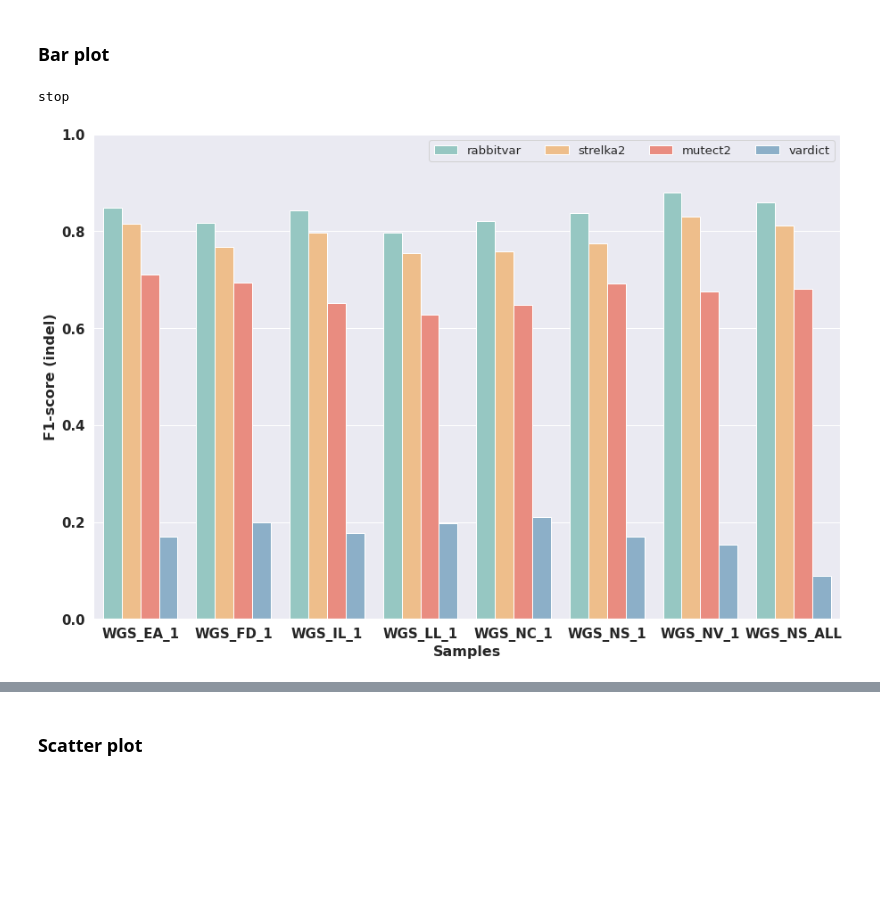
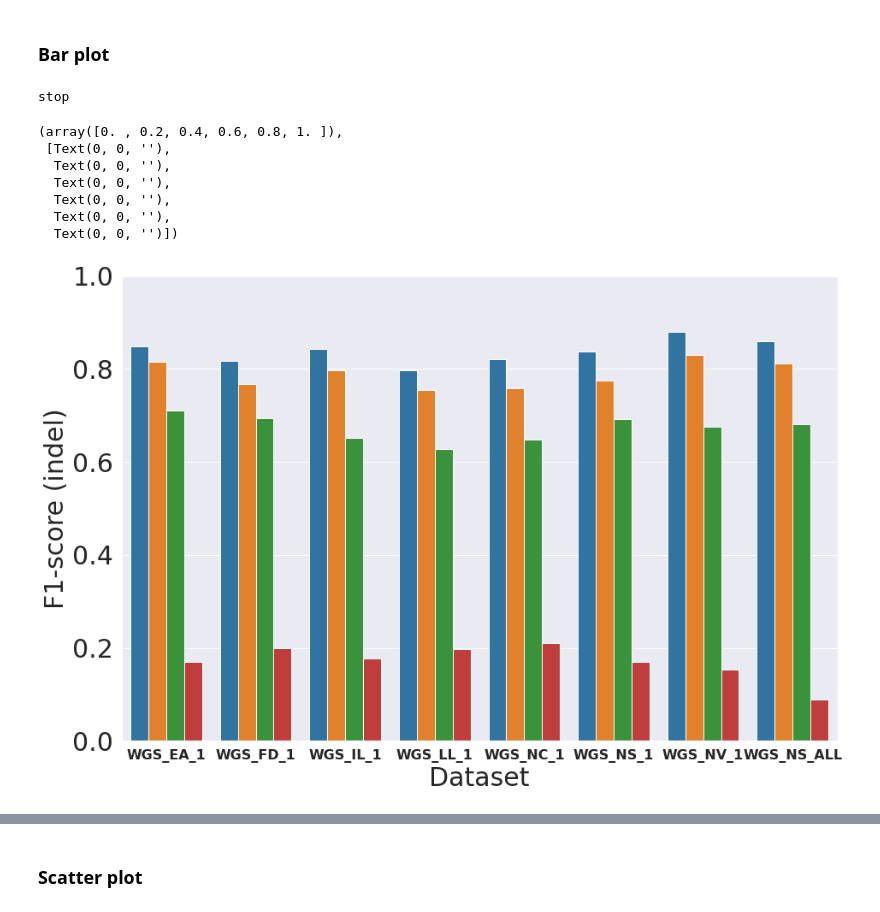
Before and after one commit to LeiHaoa/RabbitVar, a Jupyter notebook: RandomForest/Paper/ResultVisualization.ipynb, the cells around one changed output, grey strips where cells are left out. Cells and saved outputs as stored; diff of their text form; code cells hidden in the pictures; blank space fills up the shorter version.

```diff
--- a/RandomForest/Paper/ResultVisualization.ipynb
+++ b/RandomForest/Paper/ResultVisualization.ipynb
@@ -893,26 +792,34 @@ plt.savefig('Distrubution_TF_with_AF.pdf', format = 'PDF')
 ### Bar plot
 # %%
 filename = "wgs_diff_sample.org"
-colors = ['#8ecfc9', '#ffbe7a', '#fa7f6f', '#82b0d2']
+#colors = ['#8ecfc9', '#ffbe7a', '#fa7f6f', '#82b0d2']
 #sns.palplot(sns.color_palette(colors))
 sns.set(font_scale = 1.2)
 data = pd_read_from_org_tbname(filename, 'indel')
 data['caller & data'] = data['caller & data'].str.strip()
 data['caller'] = data.apply(lambda x: x['caller & data'].split('_')[-1], axis = 1)
 data['Sample'] =  data.apply(lambda x: '_'.join(x['caller & data'].split('_')[:-1]), axis = 1)
 plt.figure(figsize=(15, 10))
 gfg = sns.barplot(x = 'Sample', y = 'f1-score', hue = 'caller',
                   hue_order = ['rabbitvar', 'strelka2', 'mutect2', 'vardict'], data = data, palette= colors)
 gfg.set_ylim(0.0, 1.0)
-plt.legend(ncol = 4)
-plt.xlabel("Samples", weight='bold' ,fontsize = 16)
-plt.ylabel("F1-score (indel)", weight = 'bold', fontsize = 16)
-plt.xticks(fontsize = 15, weight = 'bold')
-plt.yticks(fontsize = 15, weight = 'bold')
-plt.savefig('WGS_DIFF_SAMPLE_INDEL.pdf', format='PDF')
+#plt.legend(ncol = 4, fontsize=24)
+plt.legend([],[], frameon=False)
+plt.xlabel("Dataset" ,fontsize = 30)
+plt.ylabel("F1-score (indel)", fontsize = 30)
+plt.xticks(fontsize = 16, weight = 'bold')
+plt.yticks(fontsize = 30)
+#plt.savefig('WGS_DIFF_SAMPLE_INDEL.pdf', format='PDF')
 # %% [output]
 stop
+(array([0. , 0.2, 0.4, 0.6, 0.8, 1. ]),
+ [Text(0, 0, ''),
+  Text(0, 0, ''),
+  Text(0, 0, ''),
+  Text(0, 0, ''),
+  Text(0, 0, ''),
+  Text(0, 0, '')])
-[figure, old version]
+[figure, new version]
 # %%
 filename = "wgs_diff_sample.org"
 data = pd_read_from_org_tbname(filename, 'snv')
```
Also changed, not shown: parts of 16 cells of this notebook, 6 other files.
